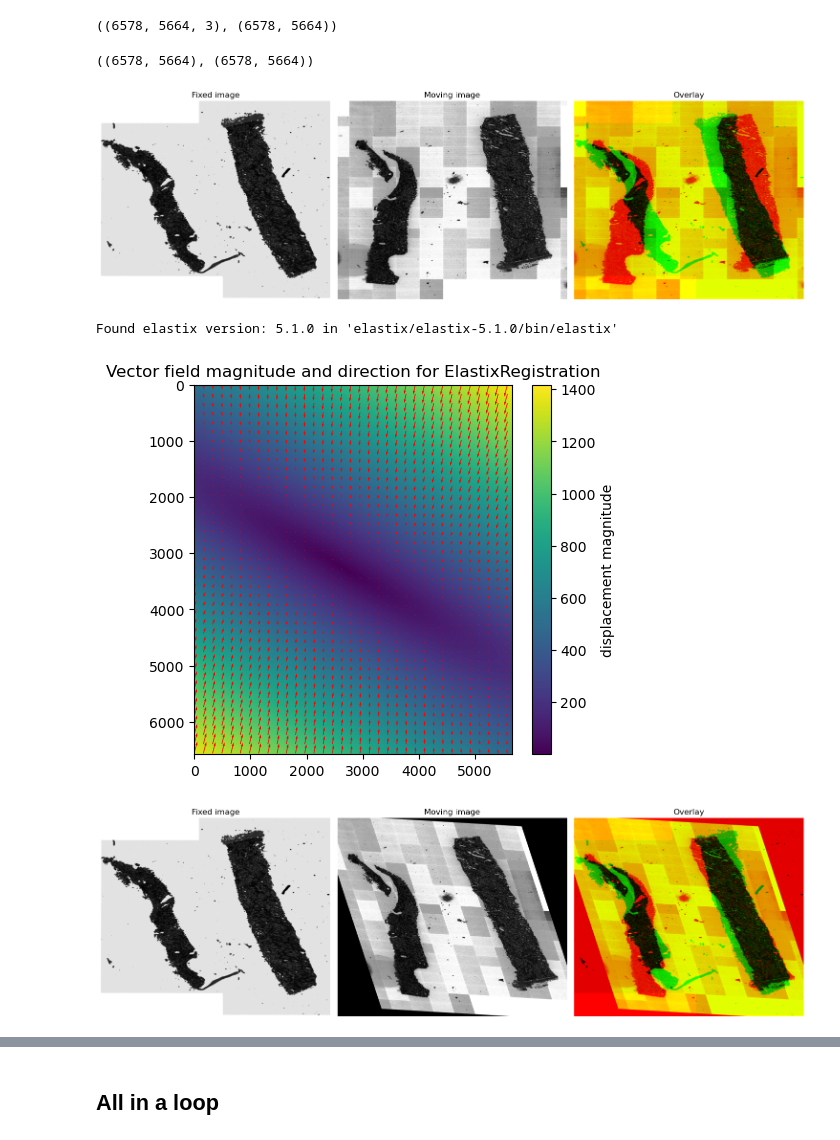
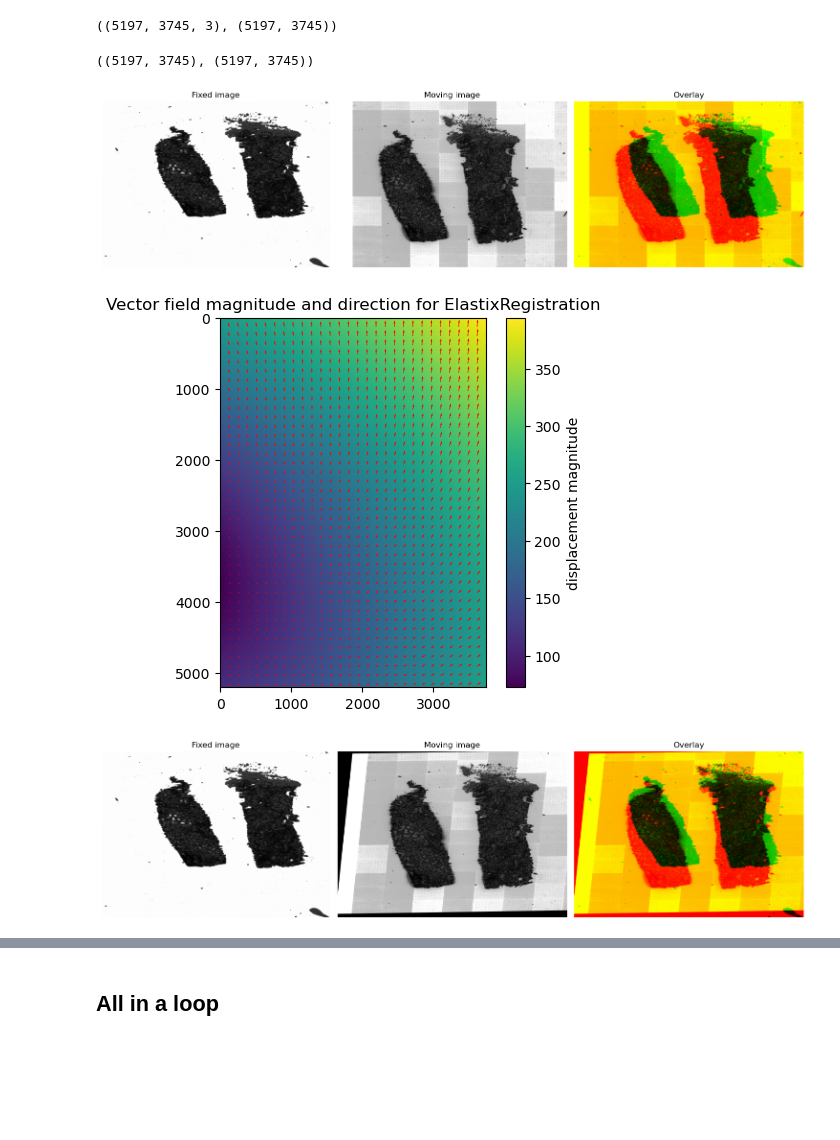
Before and after one commit to imsb-uke/xenium-cgn, a Jupyter notebook: notebooks/03_image_registration/registration_final_elastix_phenocycler.ipynb, the cells around one changed output, grey strips where cells are left out. Saved outputs shown, nothing was run; the diff lists cells and outputs as text; code cells hidden in the pictures; blank space fills up the shorter version.

```diff
--- a/notebooks/03_image_registration/registration_final_elastix_phenocycler.ipynb
+++ b/notebooks/03_image_registration/registration_final_elastix_phenocycler.ipynb
@@ -52,11 +55,11 @@ def resize_func(image1, image2):
     return image1, image2
 # %%
 moving_dapi_dir = "data_level_1/phenocycler_croped/"
-fixed_dapi_dir  = "data_level_1/dapi/"
+fixed_dapi_dir  = "data_level_1/dapi_slide2/"
 
 save_dir = "data_level_1/phenocycler_registered/"
 
-sample = 'X2'
+sample = 'X4'
 moving_dapi = moving_dapi_dir + f"Phenocycler_Channel01_{sample}_Level2.tif"
 fixed_dapi = fixed_dapi_dir + sample + '.tiff'
 
@@ -90,7 +93,7 @@ fixed_image_original, moving_image_original = resize_func(fixed_image_original,
 # %%
 fixed_image_original.shape, moving_image_original.shape
 # %% [output]
-((6578, 5664, 3), (6578, 5664))
+((5197, 3745, 3), (5197, 3745))
 # %%
 # Convert images to grayscale
 ## Image 1 is RGB and needs to be converted into grayscale
@@ -114,7 +117,7 @@ moving_image = cv2.equalizeHist(moving_image)
 # %%
 fixed_image.shape, moving_image.shape
 # %% [output]
-((6578, 5664), (6578, 5664))
+((5197, 3745), (5197, 3745))
 # %%
 # plot_overlay(fixed_image[:,:], warped[:,:])
 
@@ -126,24 +129,23 @@ plot_overlay(
     cv2.resize(moving_image, (int(height2/10), int(width2/10)), interpolation=cv2.INTER_AREA),
 )
 # %% [output]
-[figure, old version]
+[figure, new version]
 # %%
 STEP1_CONF =  {
     "max_num_it": 500,
-    "nr_res": 20, # 10
+    "nr_res": 40, # 10
     "metric": "AdvancedNormalizedCorrelation",
     "nr_histogram_bins": 128,   #64
     "nr_spatial_samples": 2048 * 10,
     "transform": "AffineTransform",
-    "bspline_grid_spacing": 50,
+    "bspline_grid_spacing": 100,
 }
 
 elastix = ElastixRegistration(STEP1_CONF)
 _, field1 = elastix.register_images(fixed_image, moving_image, plot_vectorfield=True, return_vectorfield=True)
 warped = warp_via_vectorfield(moving_image, field1)
 # %% [output]
-Found elastix version: 5.1.0 in 'elastix/elastix-5.1.0/bin/elastix'
-[figure, old version]
+[figure, new version]
 # %%
 # plot_overlay(fixed_image[:,:], warped[:,:])
 
@@ -155,7 +157,7 @@ plot_overlay(
     cv2.resize(warped, (int(height2/10), int(width2/10)), interpolation=cv2.INTER_AREA),
 )
 # %% [output]
-[figure, old version]
+[figure, new version]
 # %%
 STEP2_CONF =  {
     "max_num_it": 1000,
```
Also changed, not shown: parts of 7 cells of this notebook, 4 other files.
